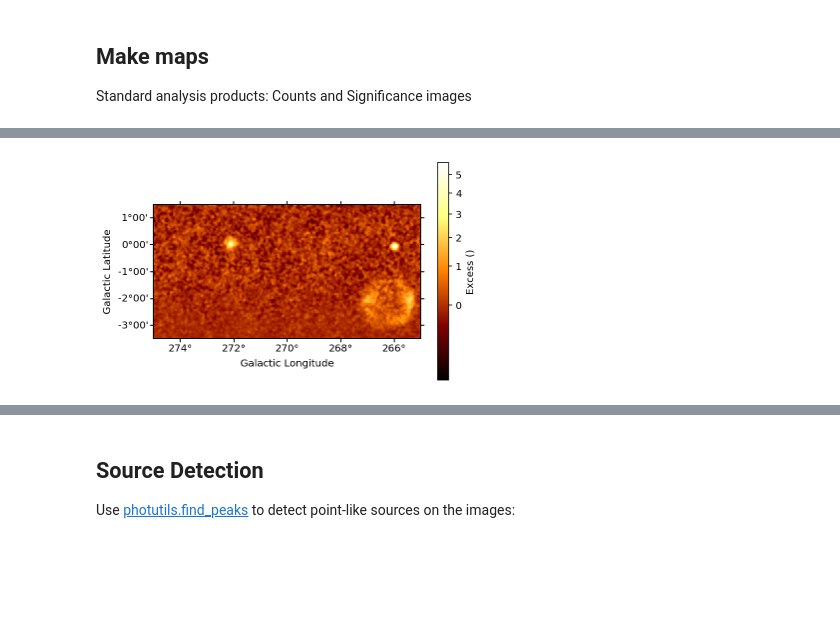
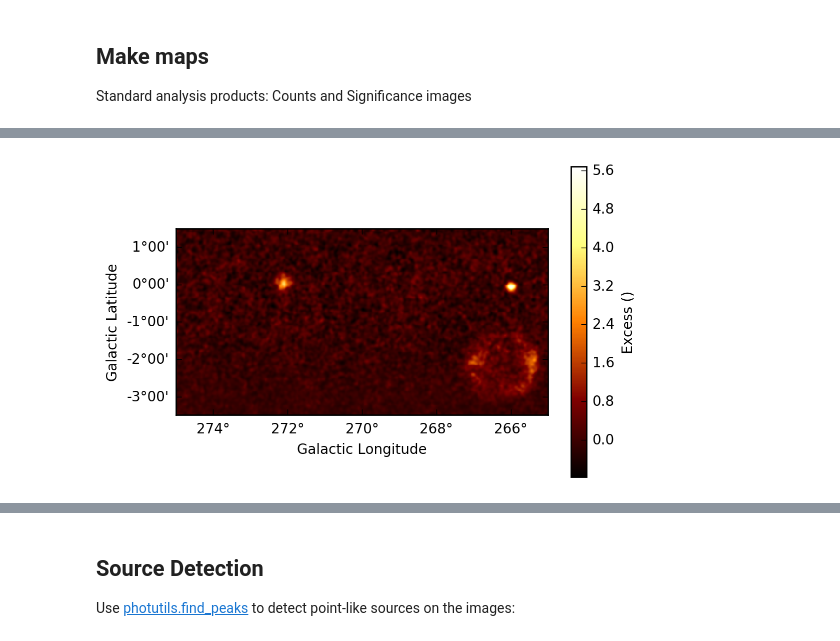
Before and after one commit to bkhelifi/gammapy-meudon-tutorial, a Jupyter notebook: notebooks/tutorial_gammapy_maps.ipynb, the cells around one changed output, grey strips where cells are left out. Cells and saved outputs as stored; diff of their text form; code cells hidden in the pictures; blank space fills up the shorter version.

```diff
--- a/notebooks/tutorial_gammapy_maps.ipynb
+++ b/notebooks/tutorial_gammapy_maps.ipynb
@@ -216,8 +216,9 @@ images.names
 # %%
-images['excess'].smooth(radius=3).plot(stretch='sqrt',add_cbar=True)
+#images['excess'].smooth(radius=3).plot(stretch='sqrt',add_cbar=True)
+images['excess'].smooth(radius=3).plot(add_cbar=True)
 plt.show()
 # %% [output]
-[figure, old version]
+[figure, new version]
 # %%
 images['excess'].cutout(
         position=SkyCoord(266.2,-2.2, unit='deg', frame='galactic'),
```
Also changed, not shown: parts of 8 cells of this notebook.
